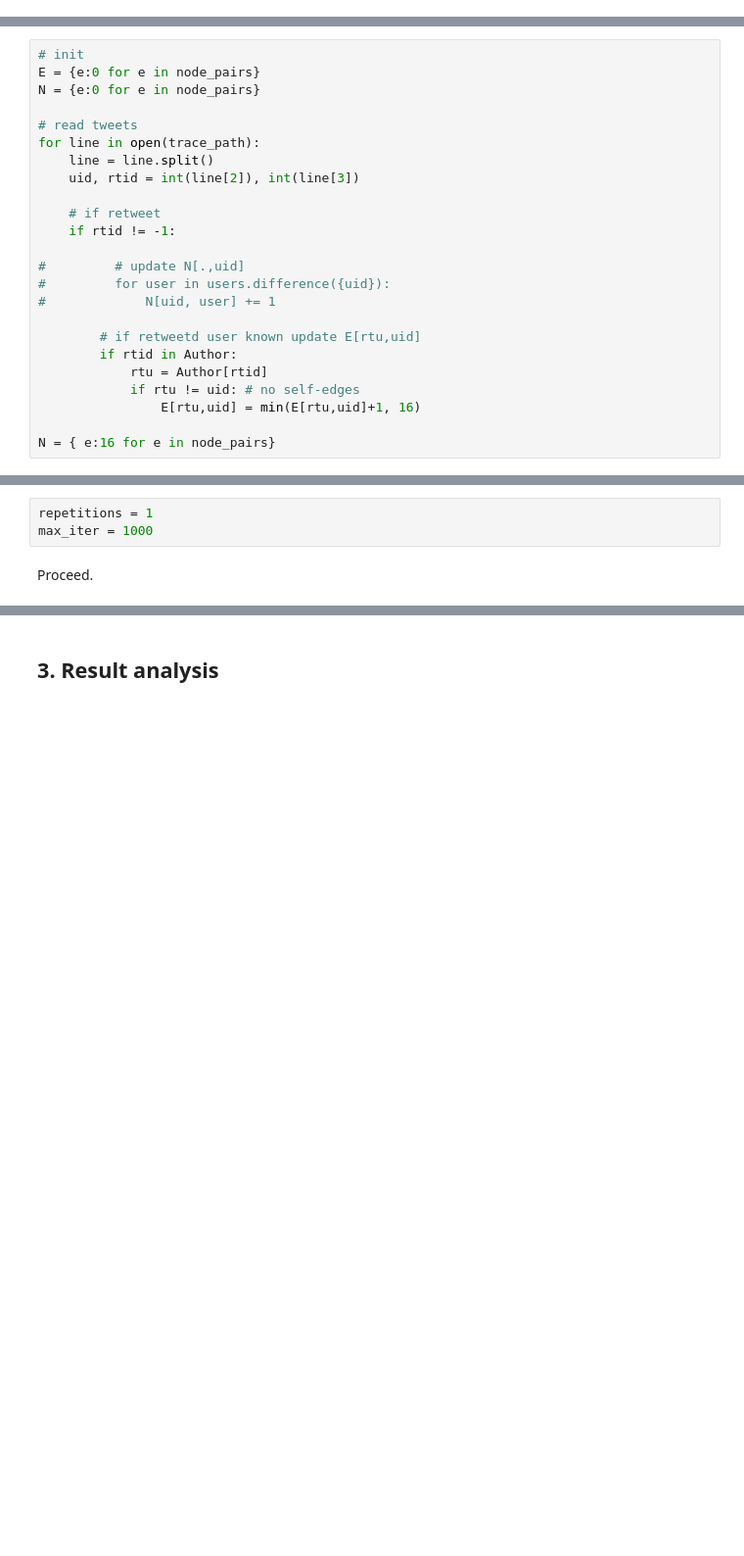
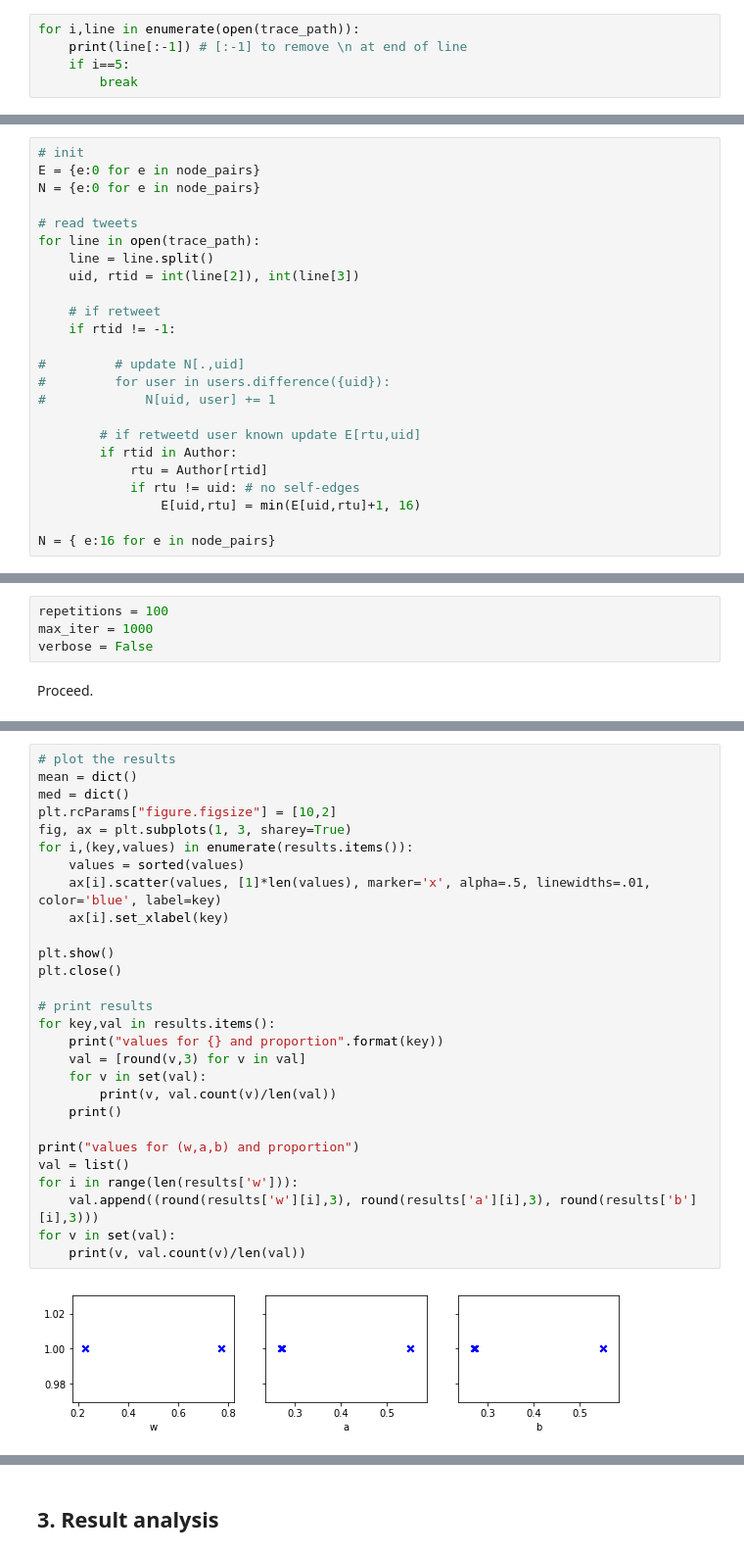
Before and after one commit to yokaiAG/Stage2019, a Jupyter notebook: Code/Newman_sampleTest.ipynb, the cells around one changed output, grey strips where cells are left out. Shown at 98% size. Drawn from its saved outputs; the diff is of its cells as text; blank space fills up the shorter version.

Commit message:
plot_nb_rt_vs_real_edges.py and Newman_sampleTest.ipynb up

```diff
--- a/Code/Newman_sampleTest.ipynb
+++ b/Code/Newman_sampleTest.ipynb
@@ -23,3 +23,8 @@ users = set(Author.values())
 print(users)
 # %% [output]
 {0, 1, 2, 3, 4, 5, 6, 7, 8, 9, 10, 11, 12, 13, 14, 15, 16, 17, 18, 19, 20, 21, 22, 23, 24, 25, 26, 27, 28, 29}
+# %%
+for i,line in enumerate(open(trace_path)):
+    print(line[:-1]) # [:-1] to remove \n at end of line
+    if i==5:
+        break
@@ -61,7 +73,7 @@ for line in open(trace_path):
         if rtid in Author:
             rtu = Author[rtid]
             if rtu != uid: # no self-edges
-                E[rtu,uid] = min(E[rtu,uid]+1, 16)
+                E[uid,rtu] = min(E[uid,rtu]+1, 16)
 
 N = { e:16 for e in node_pairs}
 # %% [markdown]
@@ -95,6 +107,7 @@ Choose nb of repetitions and max iterations.
 # %%
-repetitions = 1
+repetitions = 100
 max_iter = 1000
+verbose = False
 # %% [markdown]
 Proceed.
 # %%
@@ -189,0 +171,30 @@ median value for b : 0.2707546007011768
+# %%
+# plot the results
+mean = dict()
+med = dict()
+plt.rcParams["figure.figsize"] = [10,2]
+fig, ax = plt.subplots(1, 3, sharey=True)
+for i,(key,values) in enumerate(results.items()):
+    values = sorted(values)
+    ax[i].scatter(values, [1]*len(values), marker='x', alpha=.5, linewidths=.01, color='blue', label=key)
+    ax[i].set_xlabel(key)
+
+plt.show()
+plt.close()
+
+# print results
+for key,val in results.items():
+    print("values for {} and proportion".format(key))
+    val = [round(v,3) for v in val]
+    for v in set(val):
+        print(v, val.count(v)/len(val))
+    print()
+
+print("values for (w,a,b) and proportion")
+val = list()
+for i in range(len(results['w'])):
+    val.append((round(results['w'][i],3), round(results['a'][i],3), round(results['b'][i],3)))
+for v in set(val):
+    print(v, val.count(v)/len(val))
+# %% [output]
+[figure, added]
```
Also changed, not shown: parts of 6 cells of this notebook, 1 other file.
